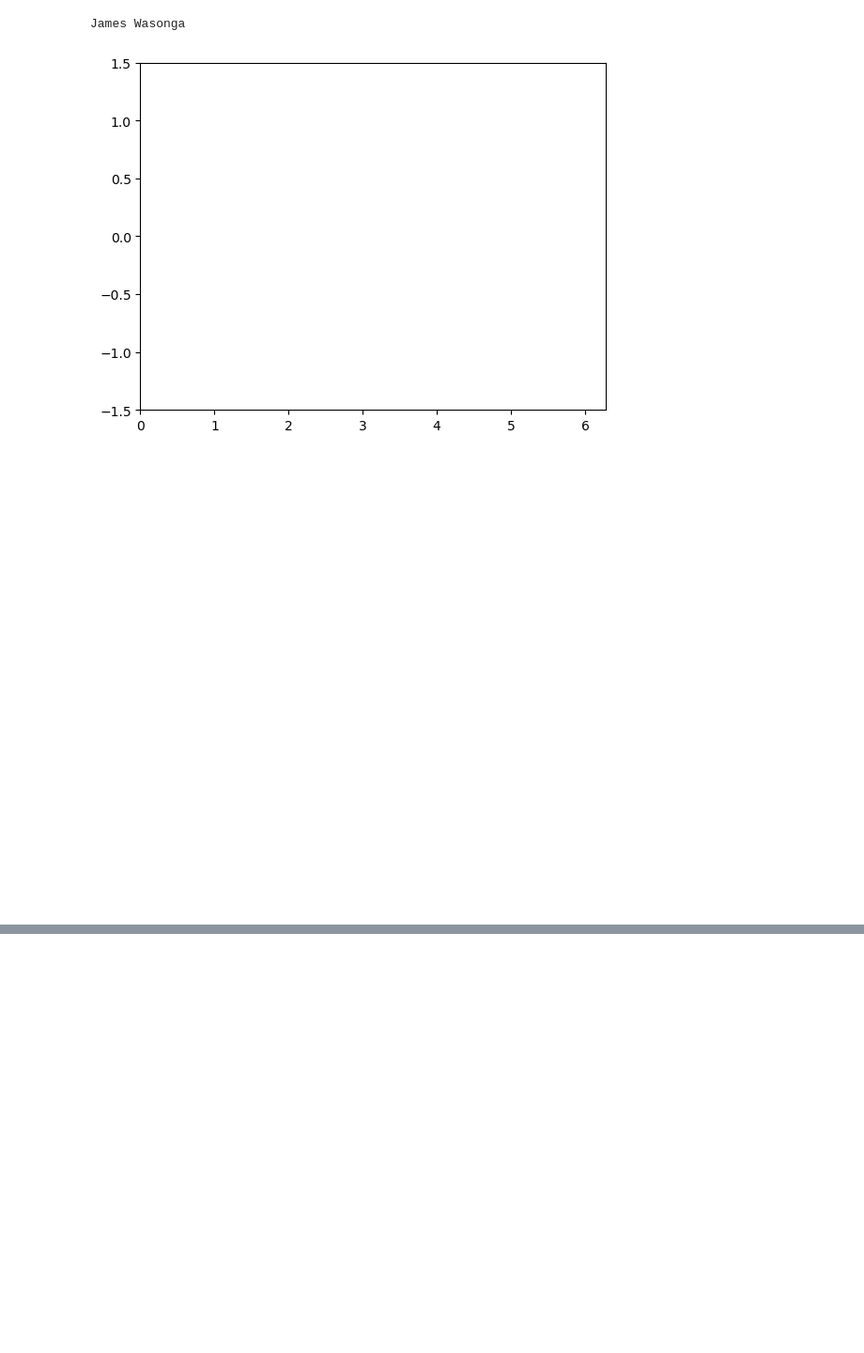
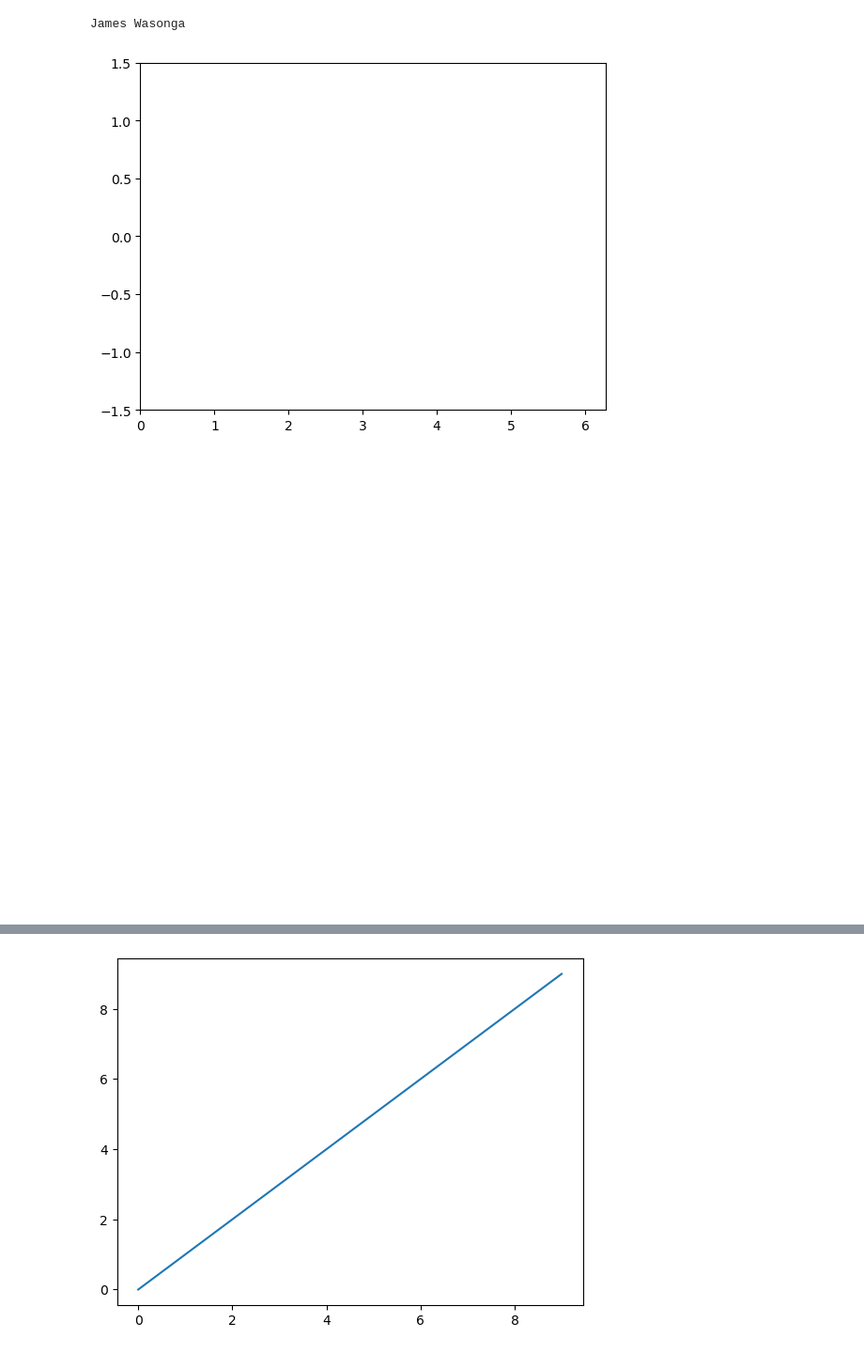
Before and after one commit to James-wasonga/Machine_Learning, a Jupyter notebook: Revision.ipynb, the cells around one changed output, grey strips where cells are left out. Shown at 94% size. Saved outputs shown, nothing was run; the diff lists cells and outputs as text; code cells hidden in the pictures; blank space fills up the shorter version.

```diff
--- a/Revision.ipynb
+++ b/Revision.ipynb
@@ -342,0 +401,4 @@ plt.show()
+# %%
+plt.plot(range(10))
+# %% [output]
+[figure, added]
```
Also changed, not shown: parts of 13 cells of this notebook, 4 other files.
